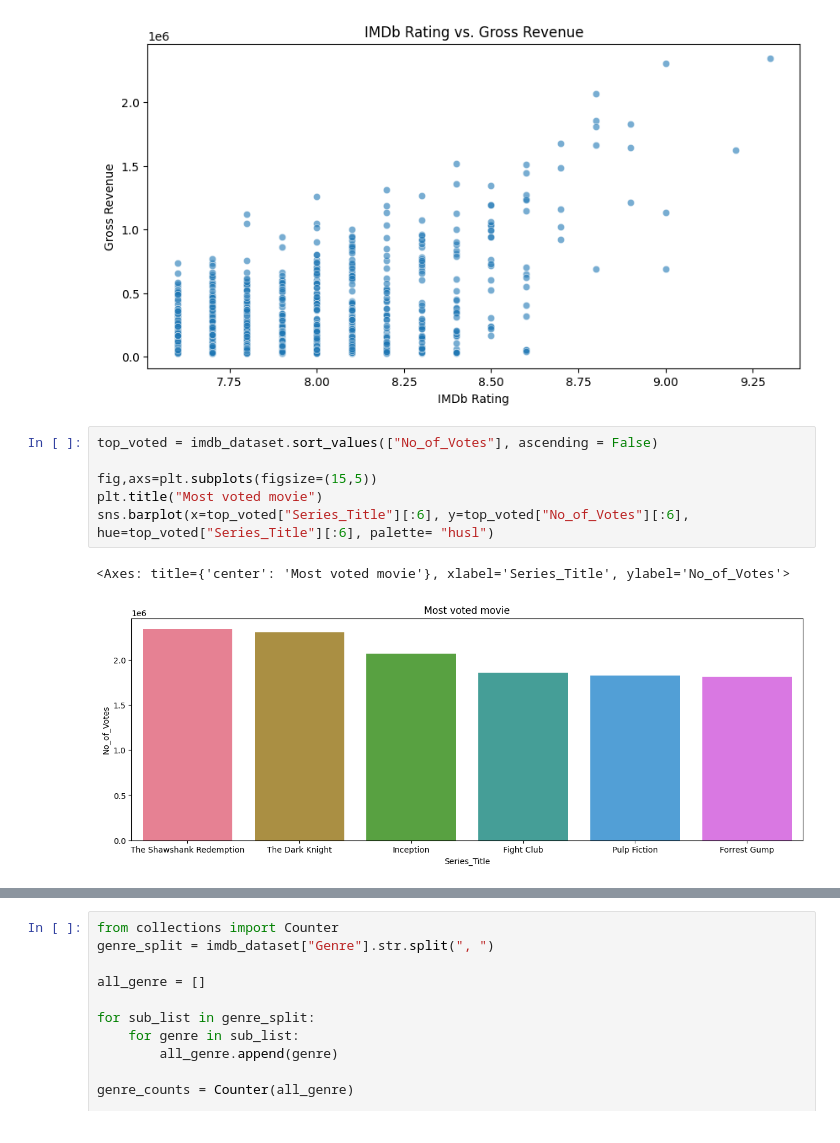
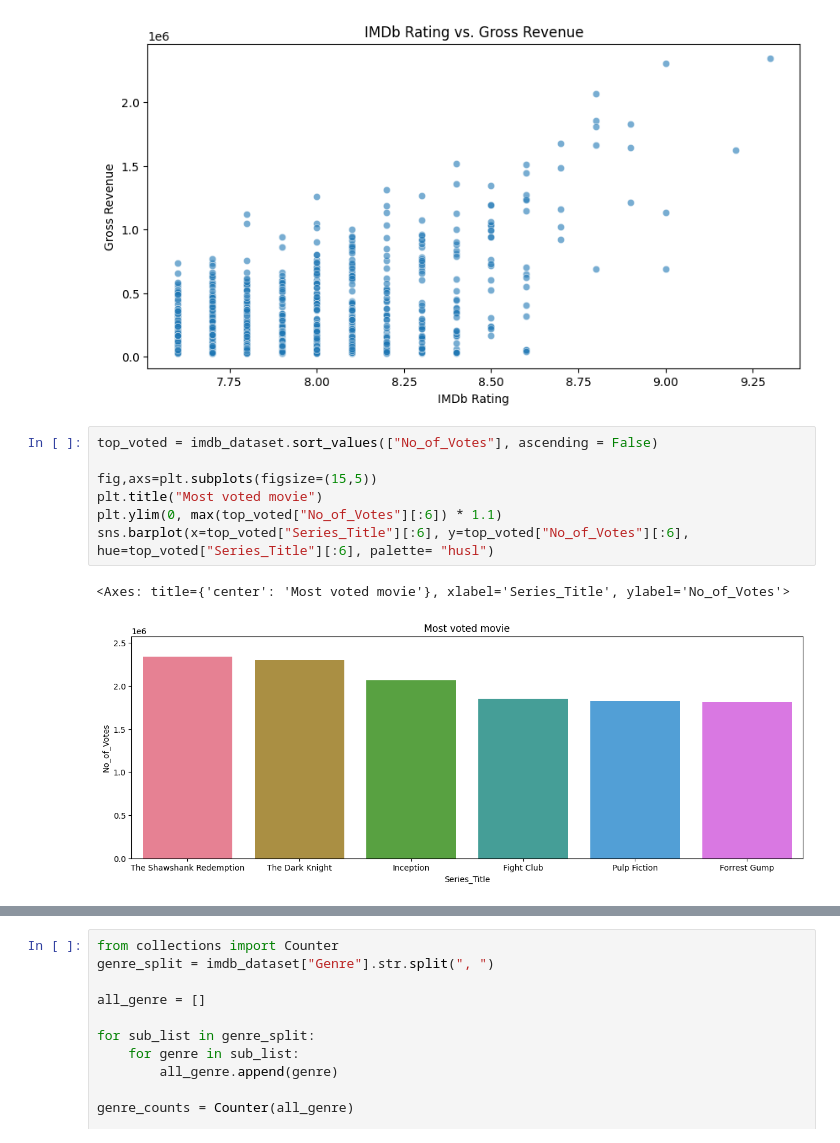
Before and after one commit to vqgquan/IMDB_movie_data_analysis_project, a Jupyter notebook: imdb_analysis.ipynb, the cells around one changed output, grey strips where cells are left out. Cells and saved outputs as stored; diff of their text form.

```diff
--- a/imdb_analysis.ipynb
+++ b/imdb_analysis.ipynb
@@ -166,9 +166,10 @@ plt.show()
 # %%
 top_voted = imdb_dataset.sort_values(["No_of_Votes"], ascending = False)
 
 fig,axs=plt.subplots(figsize=(15,5))
 plt.title("Most voted movie")
+plt.ylim(0, max(top_voted["No_of_Votes"][:6]) * 1.1)
 sns.barplot(x=top_voted["Series_Title"][:6], y=top_voted["No_of_Votes"][:6], hue=top_voted["Series_Title"][:6], palette= "husl")
 # %% [output]
 <Axes: title={'center': 'Most voted movie'}, xlabel='Series_Title', ylabel='No_of_Votes'>
-[figure, old version]
+[figure, new version]
```
Also changed, not shown: parts of 11 cells of this notebook.
